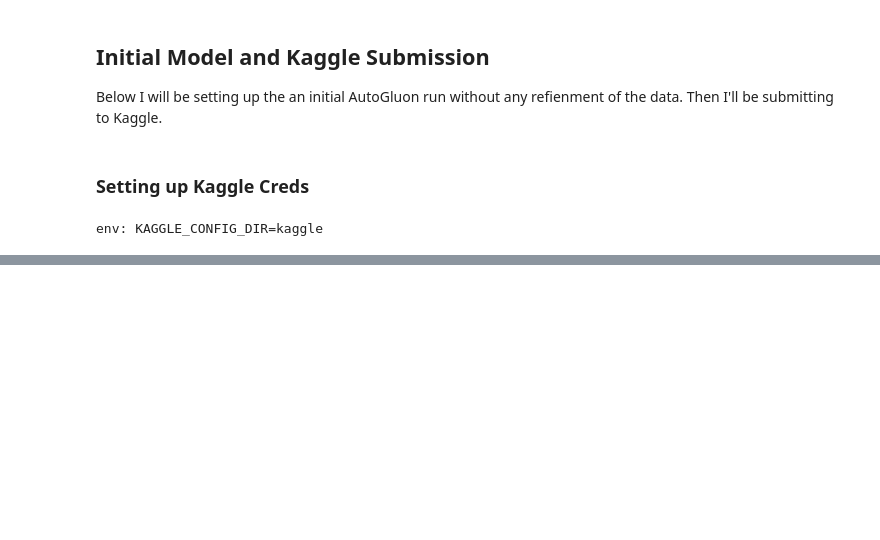
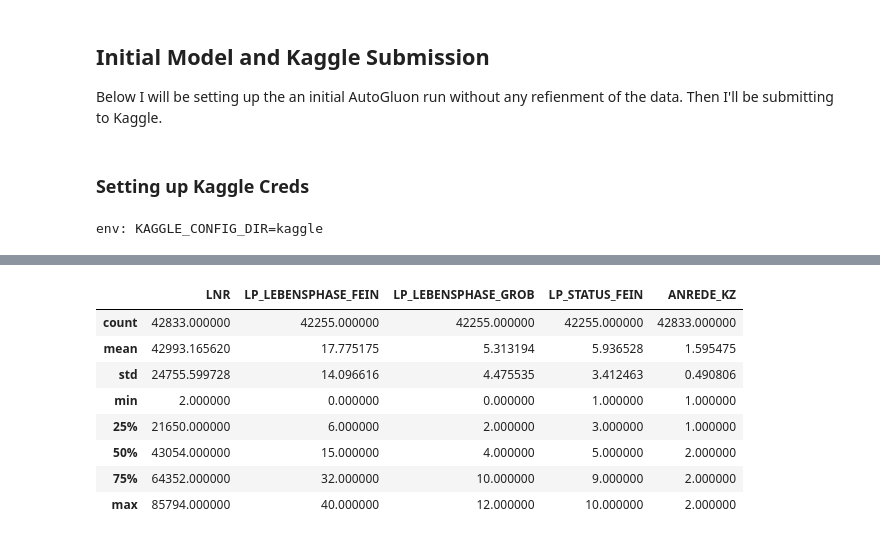
Before and after one commit to djarrin/arvato-ml-captstone, a Jupyter notebook: project_workbook.ipynb, the cells around one changed output, grey strips where cells are left out. Cells and saved outputs as stored; diff of their text form; code cells hidden in the pictures; blank space fills up the shorter version.

```diff
--- a/project_workbook.ipynb
+++ b/project_workbook.ipynb
@@ -76,0 +175,7 @@ with open("kaggle/kaggle.json", "w") as f:
+# %%
+## Make copy of test file for submission
+test_data = pd.read_csv(f'{s3_data_path}/test.csv')
+# %%
+init_test_columns = [col for col in selected_columns if col != 'RESPONSE']
+init_test = test_data[init_test_columns]
+init_test.info()
@@ -76,0 +195,12 @@ with open("kaggle/kaggle.json", "w") as f:
+# %%
+init_test.describe()
+# %% [output]
+|  | LNR | LP_LEBENSPHASE_FEIN | LP_LEBENSPHASE_GROB | LP_STATUS_FEIN | ANREDE_KZ |
+| count | 42833.000000 | 42255.000000 | 42255.000000 | 42255.000000 | 42833.000000 |
+| mean | 42993.165620 | 17.775175 | 5.313194 | 5.936528 | 1.595475 |
+| std | 24755.599728 | 14.096616 | 4.475535 | 3.412463 | 0.490806 |
+| min | 2.000000 | 0.000000 | 0.000000 | 1.000000 | 1.000000 |
+| 25% | 21650.000000 | 6.000000 | 2.000000 | 3.000000 | 1.000000 |
+| 50% | 43054.000000 | 15.000000 | 4.000000 | 5.000000 | 2.000000 |
+| 75% | 64352.000000 | 32.000000 | 10.000000 | 9.000000 | 2.000000 |
+| max | 85794.000000 | 40.000000 | 12.000000 | 10.000000 | 2.000000 |
```
Also changed, not shown: parts of 21 cells of this notebook.
